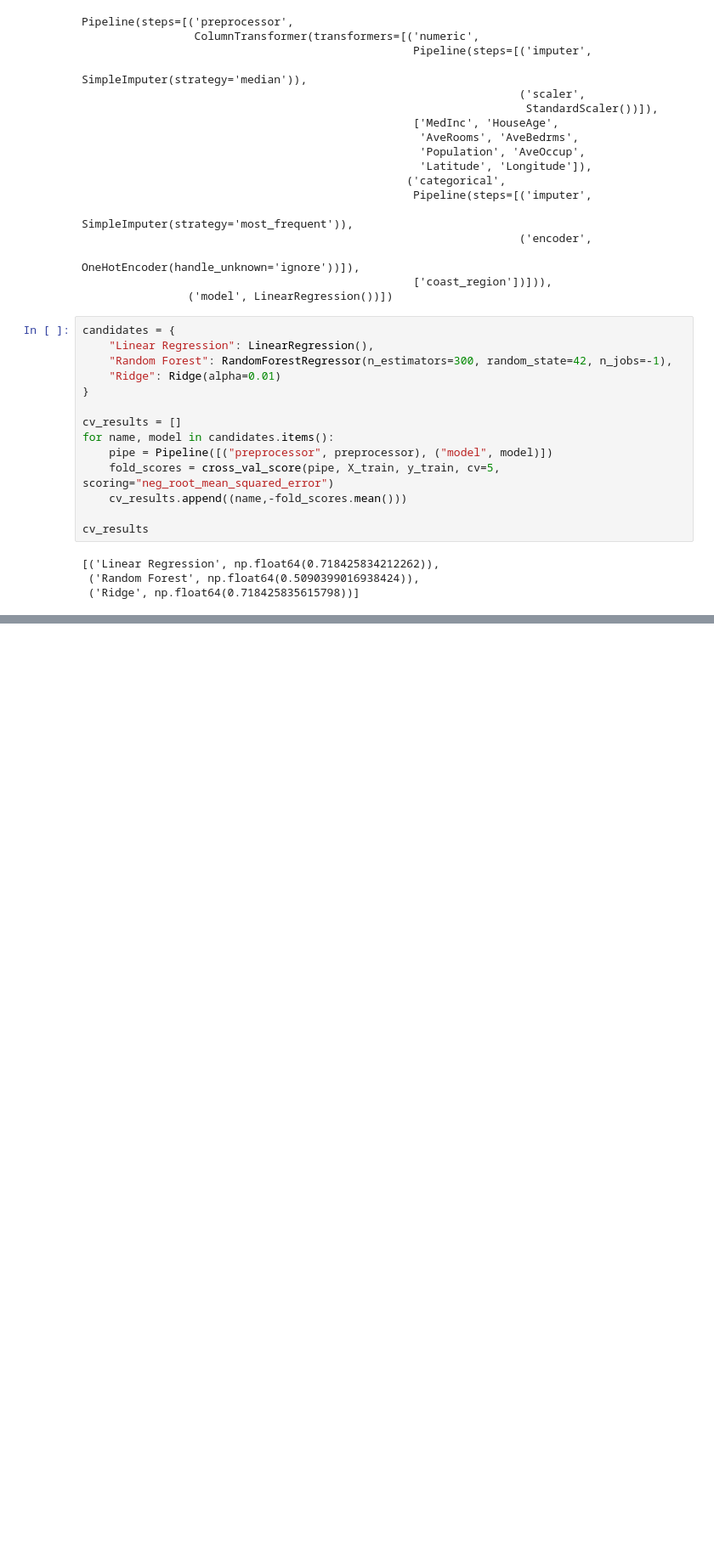
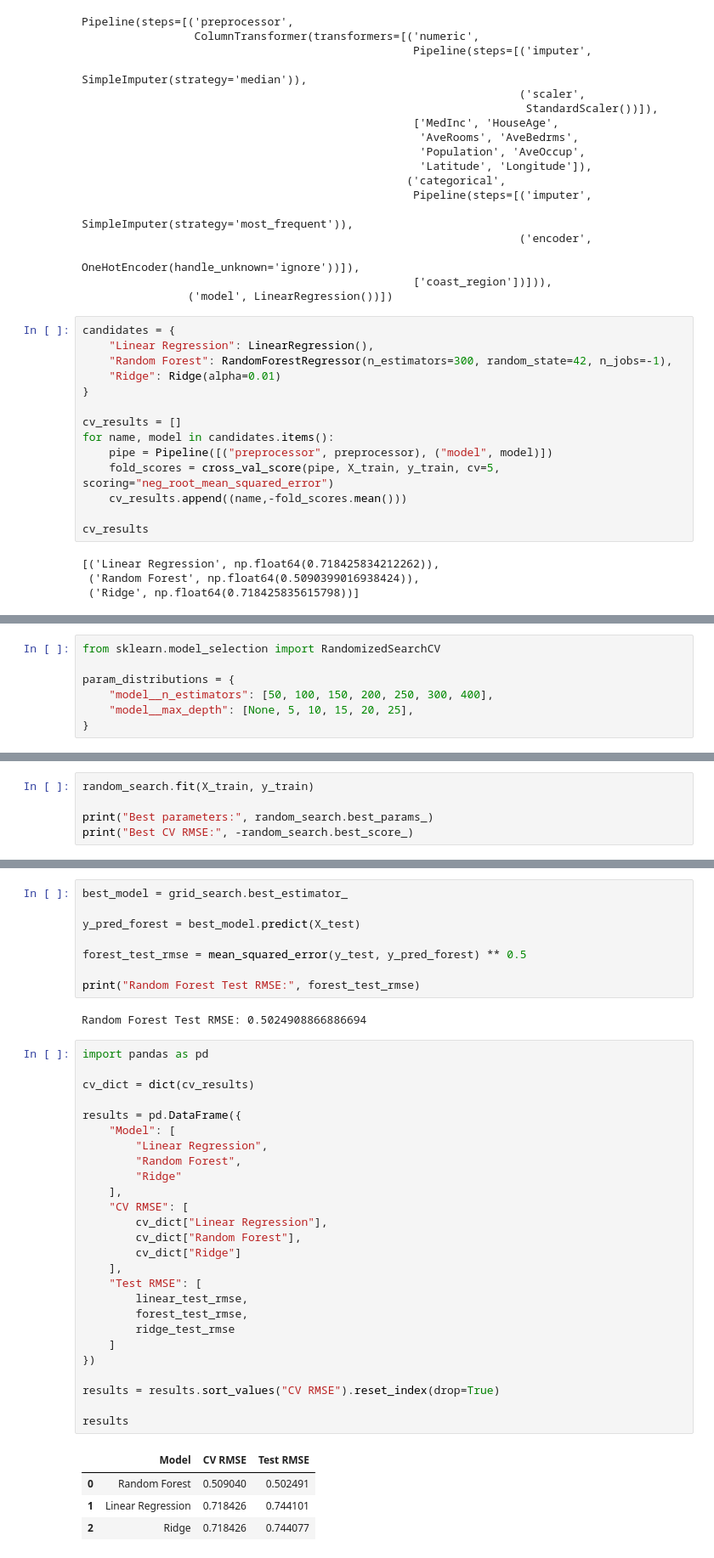
Before and after one commit to abolfazlrahmati20/machine_learning, a Jupyter notebook: week_06/pipline.ipynb, the cells around one changed output, grey strips where cells are left out. Shown at 85% size. Saved outputs shown, nothing was run; the diff lists cells and outputs as text; blank space fills up the shorter version.

```diff
--- a/week_06/pipline.ipynb
+++ b/week_06/pipline.ipynb
@@ -105,0 +133,7 @@ cv_results
+# %%
+from sklearn.model_selection import RandomizedSearchCV
+
+param_distributions = {
+    "model__n_estimators": [50, 100, 150, 200, 250, 300, 400],
+    "model__max_depth": [None, 5, 10, 15, 20, 25],
+}
@@ -105,0 +150,5 @@ cv_results
+# %%
+random_search.fit(X_train, y_train)
+
+print("Best parameters:", random_search.best_params_)
+print("Best CV RMSE:", -random_search.best_score_)
@@ -105,0 +202,41 @@ cv_results
+# %%
+best_model = grid_search.best_estimator_
+
+y_pred_forest = best_model.predict(X_test)
+
+forest_test_rmse = mean_squared_error(y_test, y_pred_forest) ** 0.5
+
+print("Random Forest Test RMSE:", forest_test_rmse)
+# %% [output]
+Random Forest Test RMSE: 0.5024908866886694
+# %%
+import pandas as pd
+
+cv_dict = dict(cv_results)
+
+results = pd.DataFrame({
+    "Model": [
+        "Linear Regression",
+        "Random Forest",
+        "Ridge"
+    ],
+    "CV RMSE": [
+        cv_dict["Linear Regression"],
+        cv_dict["Random Forest"],
+        cv_dict["Ridge"]
+    ],
+    "Test RMSE": [
+        linear_test_rmse,
+        forest_test_rmse,
+        ridge_test_rmse
+    ]
+})
+
+results = results.sort_values("CV RMSE").reset_index(drop=True)
+
+results
+# %% [output]
+|  | Model | CV RMSE | Test RMSE |
+| 0 | Random Forest | 0.509040 | 0.502491 |
+| 1 | Linear Regression | 0.718426 | 0.744101 |
+| 2 | Ridge | 0.718426 | 0.744077 |
```
Also changed, not shown: parts of 10 cells of this notebook, 1 other file.
